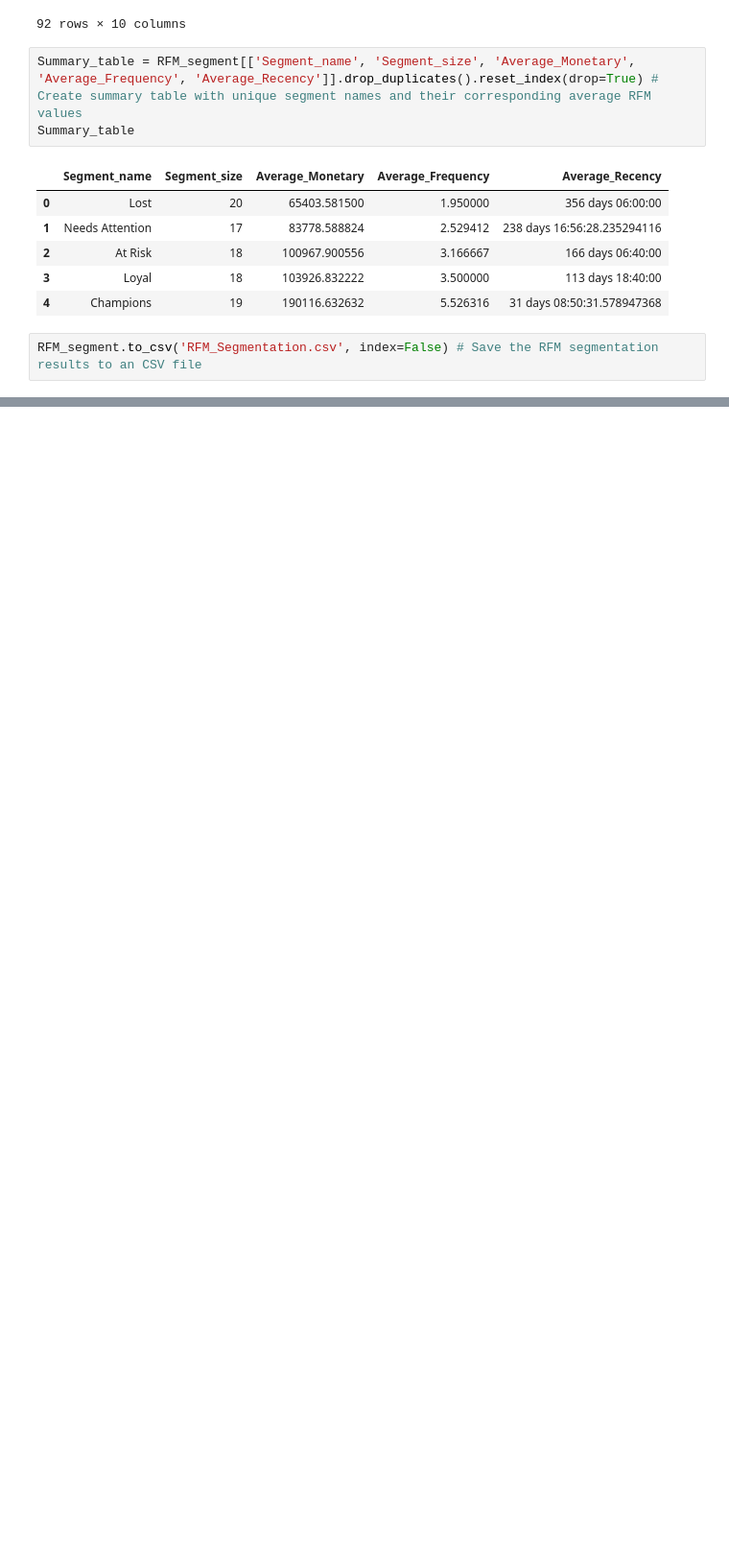
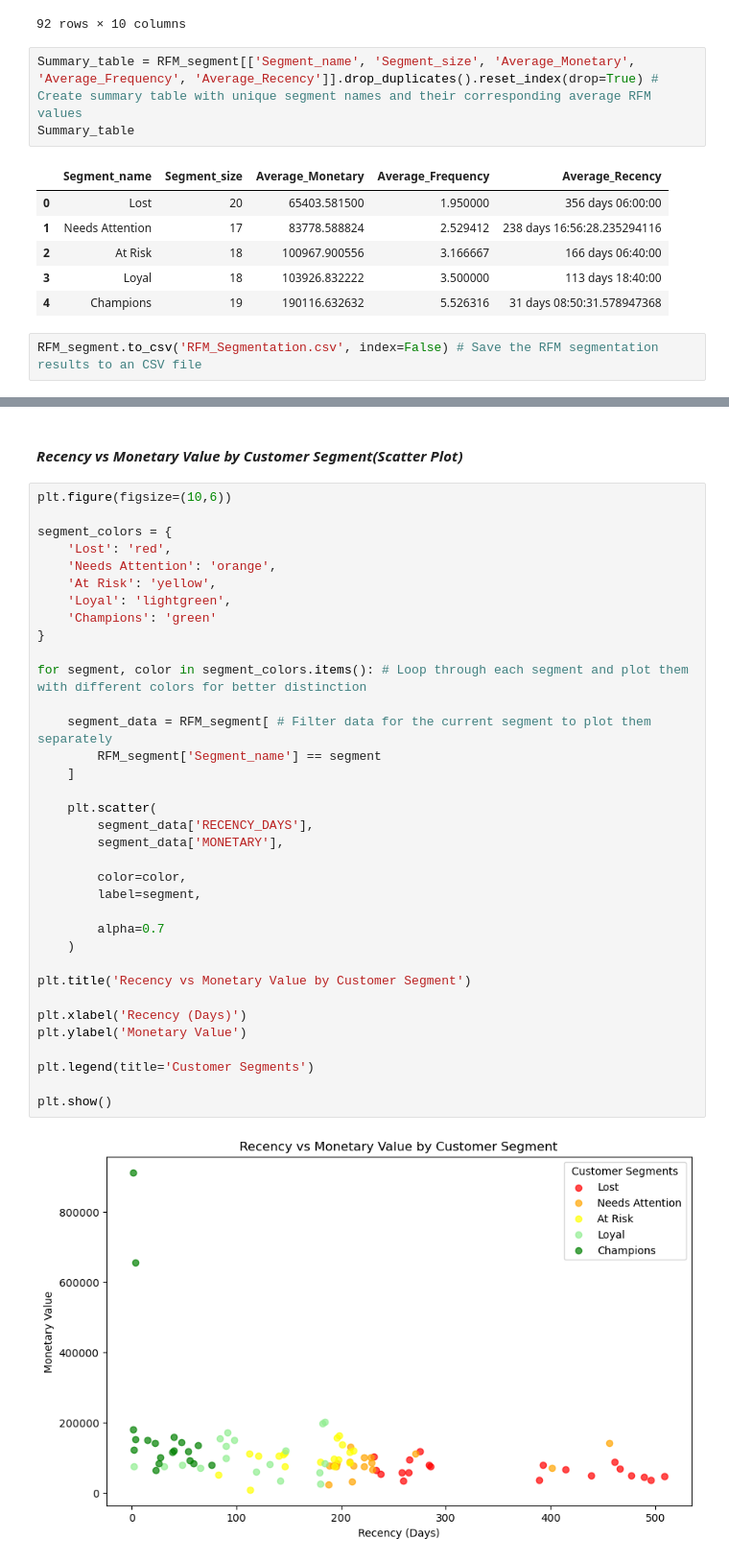
Before and after one commit to huseynaxmedov1999/RFM-Segmentation-and-customer-profiling, a Jupyter notebook: Full RFM Segmentation and Customer Profiling1.ipynb, the cells around one changed output, grey strips where cells are left out. Shown at 96% size. Drawn from its saved outputs; the diff is of its cells as text; blank space fills up the shorter version.

```diff
--- a/Full RFM Segmentation and Customer Profiling1.ipynb
+++ b/Full RFM Segmentation and Customer Profiling1.ipynb
@@ -342,0 +456,39 @@ RFM_segment.to_csv('RFM_Segmentation.csv', index=False) # Save the RFM segmentat
+# %% [markdown]
+#### *Recency vs Monetary Value by Customer Segment(Scatter Plot)*
+# %%
+plt.figure(figsize=(10,6))
+
+segment_colors = {
+    'Lost': 'red',
+    'Needs Attention': 'orange',
+    'At Risk': 'yellow',
+    'Loyal': 'lightgreen',
+    'Champions': 'green'
+}
+
+for segment, color in segment_colors.items(): # Loop through each segment and plot them with different colors for better distinction
+
+    segment_data = RFM_segment[ # Filter data for the current segment to plot them separately
+        RFM_segment['Segment_name'] == segment
+    ]
+
+    plt.scatter(
+        segment_data['RECENCY_DAYS'],
+        segment_data['MONETARY'],
+
+        color=color,
+        label=segment,
+
+        alpha=0.7
+    )
+
+plt.title('Recency vs Monetary Value by Customer Segment')
+
+plt.xlabel('Recency (Days)')
+plt.ylabel('Monetary Value')
+
+plt.legend(title='Customer Segments')
+
+plt.show()
+# %% [output]
+[figure, added]
```
Also changed, not shown: parts of 23 cells of this notebook, 1 other file.
